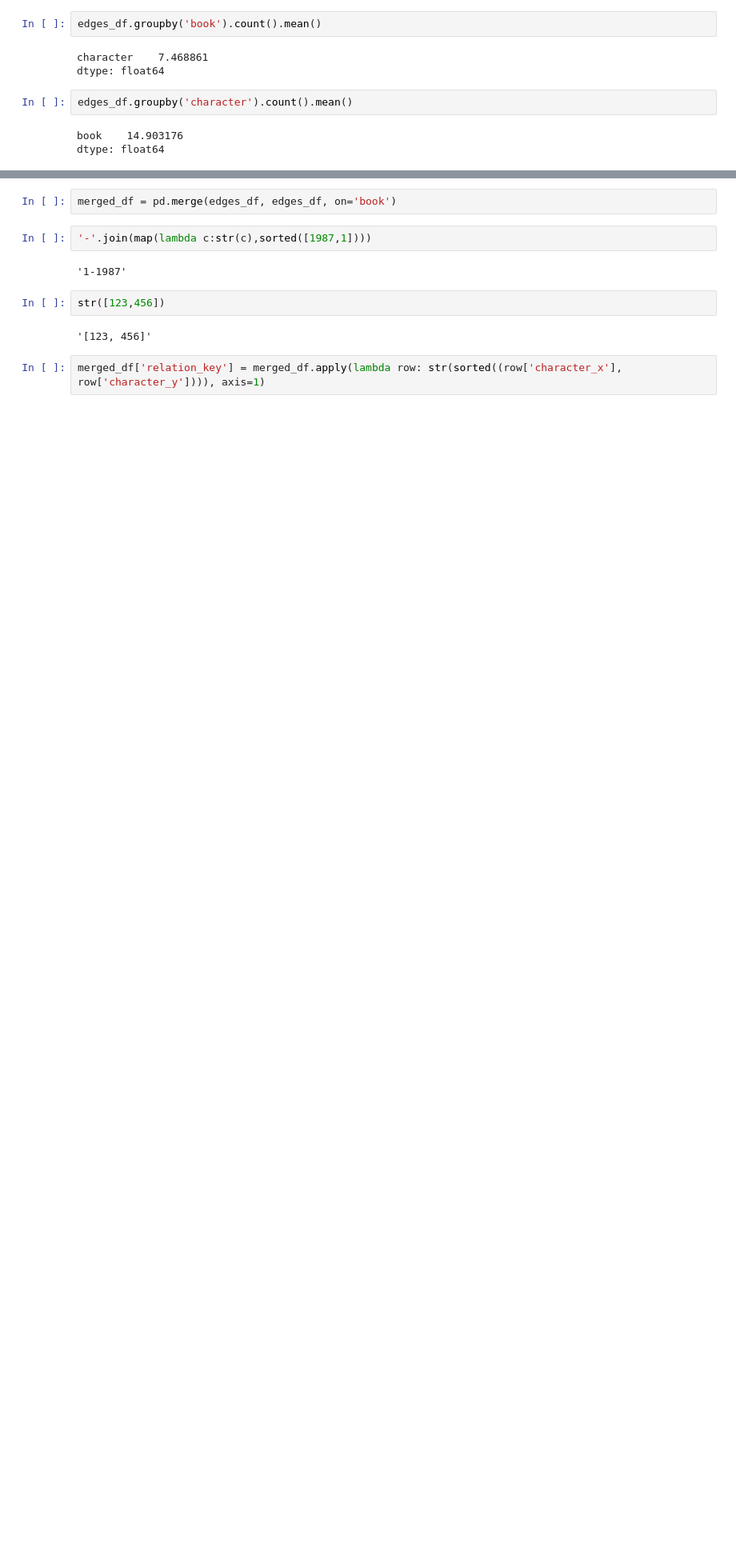
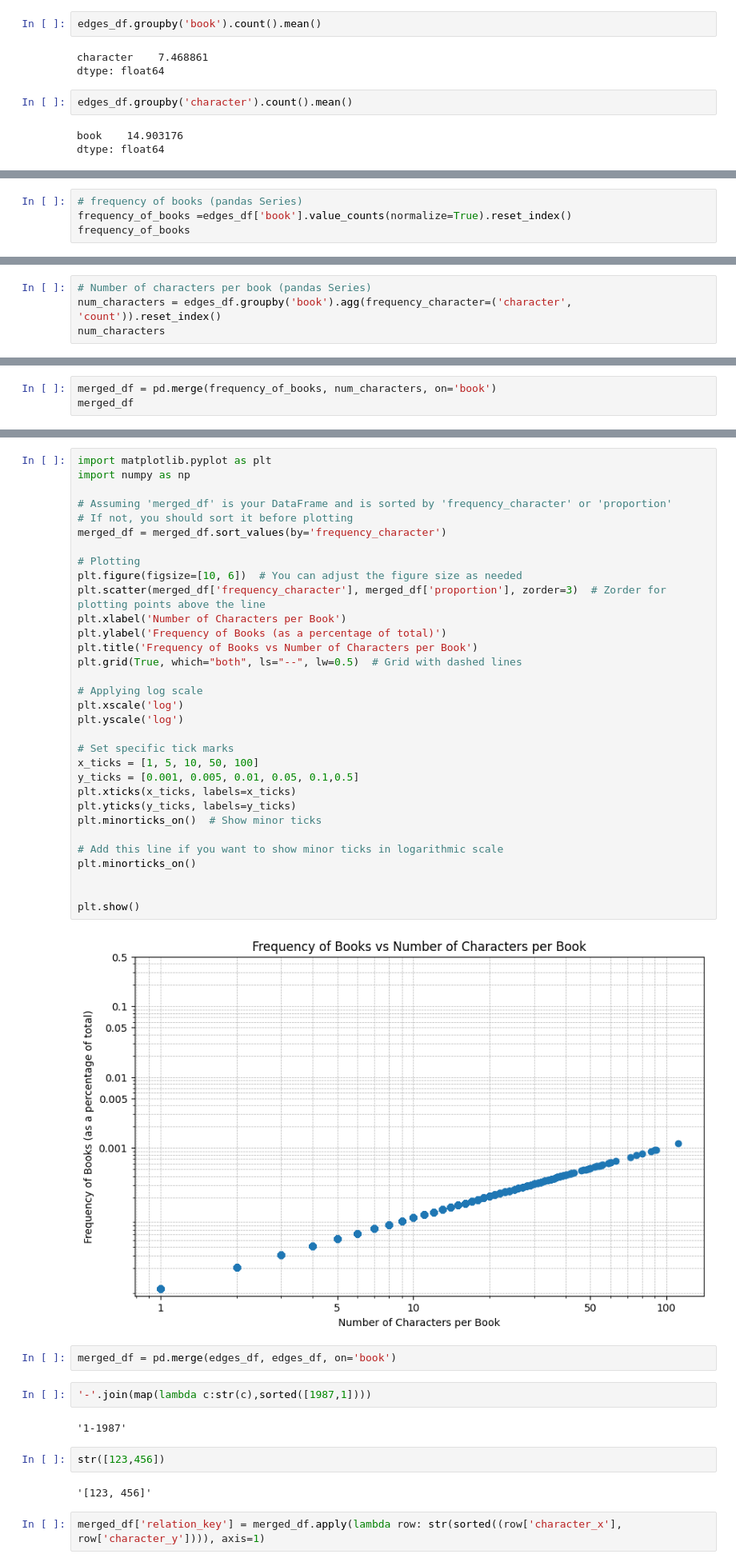
Before and after one commit to alejomaar/Network-Science-for-Data-Analytics, a Jupyter notebook: mini_project/notebook.ipynb, the cells around one changed output, grey strips where cells are left out. Shown at 80% size. Cells and saved outputs as stored; diff of their text form; blank space fills up the shorter version.

```diff
--- a/mini_project/notebook.ipynb
+++ b/mini_project/notebook.ipynb
@@ -84,0 +137,4 @@ dtype: float64
+# %%
+# frequency of books (pandas Series)
+frequency_of_books =edges_df['book'].value_counts(normalize=True).reset_index()
+frequency_of_books
@@ -84,0 +155,4 @@ dtype: float64
+# %%
+# Number of characters per book (pandas Series)
+num_characters = edges_df.groupby('book').agg(frequency_character=('character', 'count')).reset_index()
+num_characters
@@ -84,0 +189,3 @@ dtype: float64
+# %%
+merged_df = pd.merge(frequency_of_books, num_characters, on='book')
+merged_df
@@ -85,3 +206,37 @@ dtype: float64
+# %%
+import matplotlib.pyplot as plt
+import numpy as np
+
+# Assuming 'merged_df' is your DataFrame and is sorted by 'frequency_character' or 'proportion'
+# If not, you should sort it before plotting
+merged_df = merged_df.sort_values(by='frequency_character')
+
+# Plotting
+plt.figure(figsize=[10, 6])  # You can adjust the figure size as needed
+plt.scatter(merged_df['frequency_character'], merged_df['proportion'], zorder=3)  # Zorder for plotting points above the line
+plt.xlabel('Number of Characters per Book')
+plt.ylabel('Frequency of Books (as a percentage of total)')
+plt.title('Frequency of Books vs Number of Characters per Book')
+plt.grid(True, which="both", ls="--", lw=0.5)  # Grid with dashed lines
+
+# Applying log scale
+plt.xscale('log')
+plt.yscale('log')
+
+# Set specific tick marks
+x_ticks = [1, 5, 10, 50, 100]
+y_ticks = [0.001, 0.005, 0.01, 0.05, 0.1,0.5]
+plt.xticks(x_ticks, labels=x_ticks)
+plt.yticks(y_ticks, labels=y_ticks)
+plt.minorticks_on()  # Show minor ticks
+
+# Add this line if you want to show minor ticks in logarithmic scale
+plt.minorticks_on()
+
+
+plt.show()
+# %% [output]
+[figure, added]
 # %%
 merged_df = pd.merge(edges_df, edges_df, on='book')
 # %%
```
Also changed, not shown: parts of 8 cells of this notebook.
